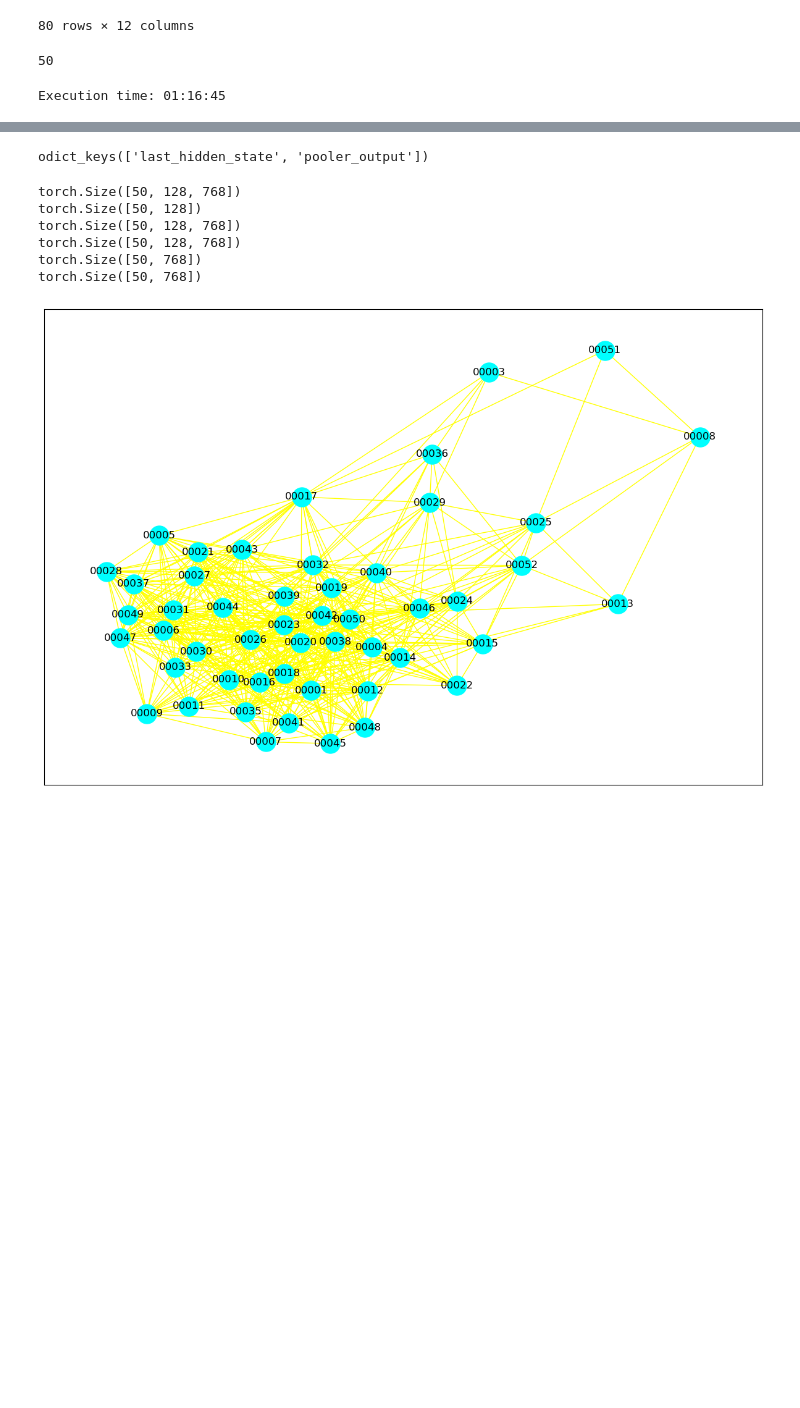
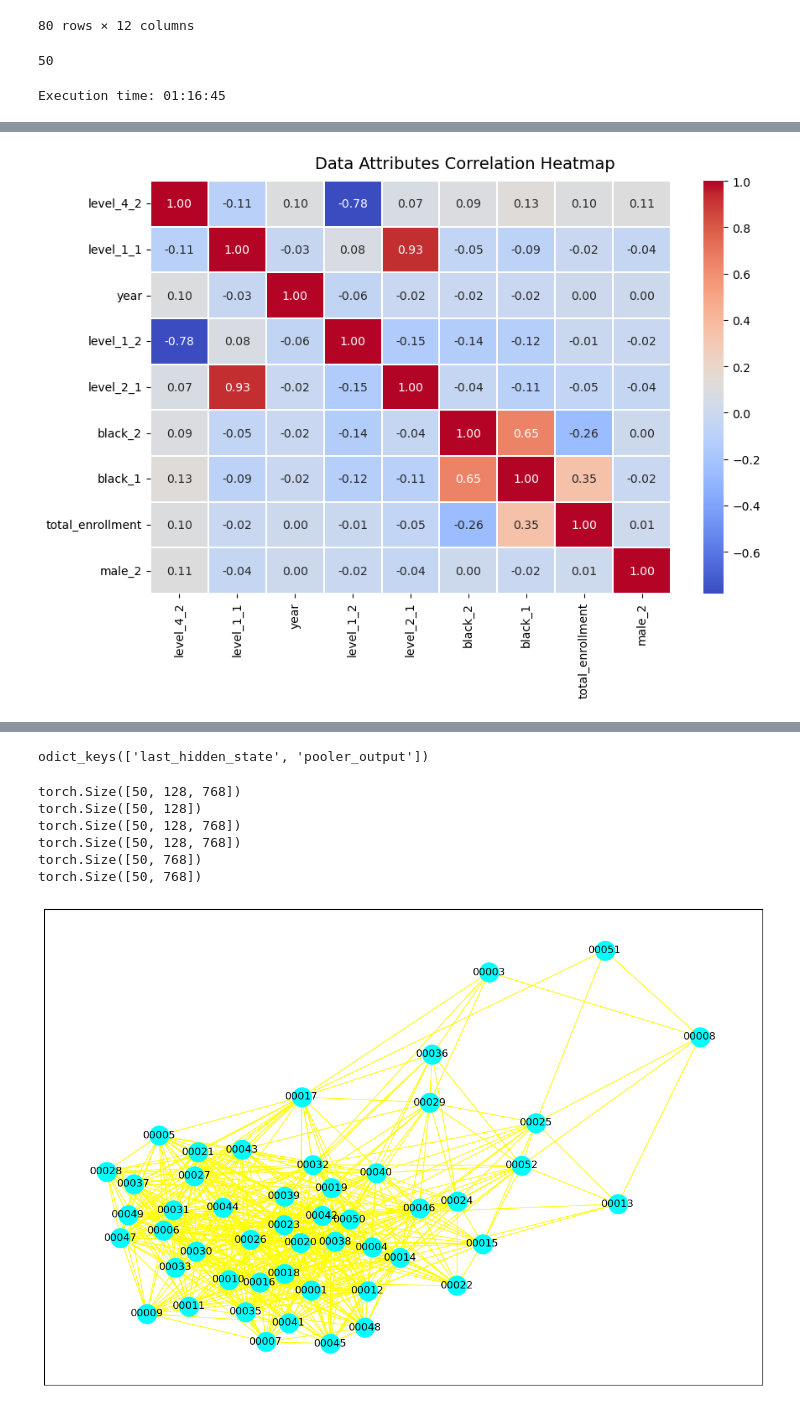
Before and after one commit to goshlive/experimental, a Jupyter notebook: IDA_HWF008/test_dataset_edu.ipynb, the cells around one changed output, grey strips where cells are left out. Saved outputs shown, nothing was run; the diff lists cells and outputs as text; code cells hidden in the pictures; blank space fills up the shorter version.

```diff
--- a/IDA_HWF008/test_dataset_edu.ipynb
+++ b/IDA_HWF008/test_dataset_edu.ipynb
@@ -235,3 +235,6 @@ elapsed_time = time.time() - start_time
 print('Execution time:', time.strftime("%H:%M:%S", time.gmtime(elapsed_time)))
 # %% [output]
 Execution time: 01:16:45
+# %%
+l_df = list(dfs_new2.values())
+l_df[0].iloc[:,:10]
@@ -237,0 +271,10 @@ Execution time: 01:16:45
+# %%
+test_data = pd.concat([l_df[0].iloc[:,:5], l_df[1].iloc[:,:5]], axis=1)
+
+f, ax = plt.subplots(figsize=(10, 6))
+corr = test_data.corr()
+hm = sns.heatmap(round(corr,2), annot=True, ax=ax, cmap="coolwarm",fmt='.2f', linewidths=.05)
+f.subplots_adjust(top=0.93)
+t= f.suptitle('Data Attributes Correlation Heatmap', fontsize=14)
+# %% [output]
+[figure, added]
```
Also changed, not shown: parts of 7 cells of this notebook.
